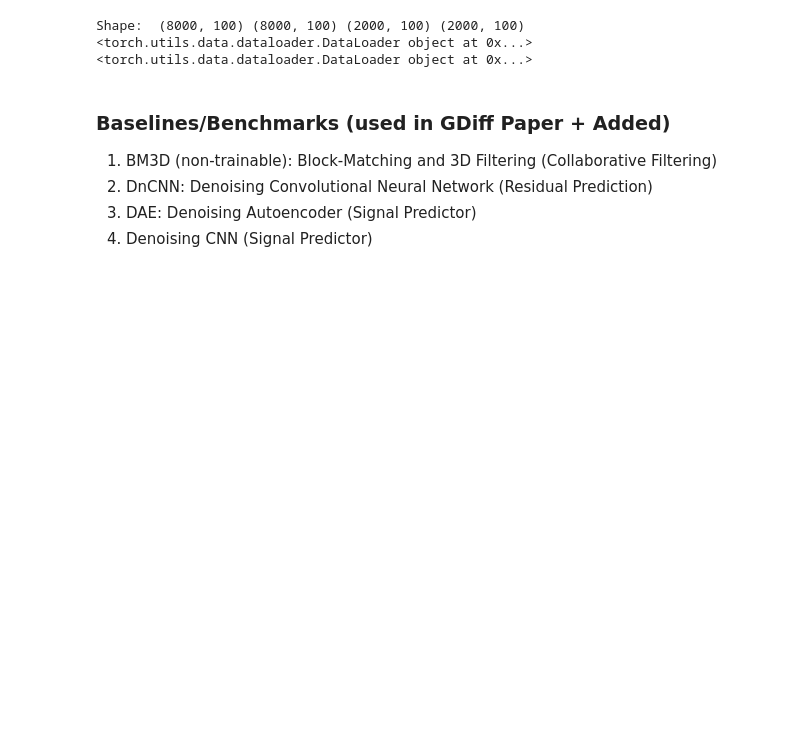
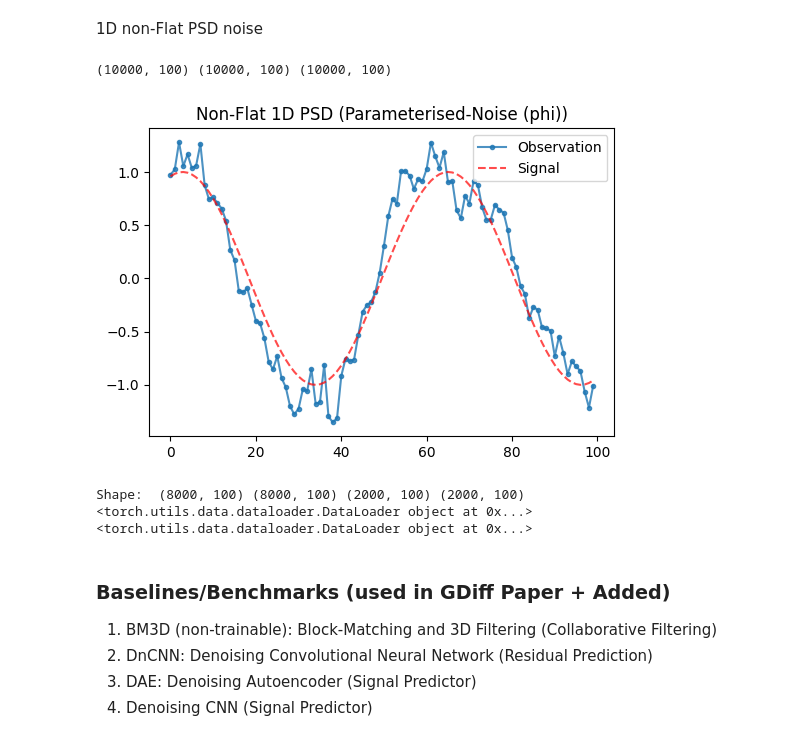
Before and after one commit to AlikMon88/Gibbs-Diff, a Jupyter notebook: unit_main_denoise.ipynb, the cells around one changed output. Drawn from its saved outputs; the diff is of its cells as text; code cells hidden in the pictures; blank space fills up the shorter version.

```diff
--- a/unit_main_denoise.ipynb
+++ b/unit_main_denoise.ipynb
@@ -60,3 +69,20 @@ plt.show()
+# %% [markdown]
+1D non-Flat PSD noise
+# %%
+# observation, signal, noise = create_1d_data_colored(n_samples=n_samples, n_depth=n_depth, phi=-1.0, decay=1.0, sigma=0.2)
+observation, signal, noise = create_1d_data_colored_multi(n_samples=n_samples, n_depth=n_depth, phi=-1.0, decay=1.0, sigma=0.2)
+print(observation.shape, signal.shape, noise.shape)
+
+plt.figure(figsize=(6, 4))
+
+plt.plot(observation[rn], label="Observation", alpha=0.8, marker='.')
+plt.plot(signal[rn], label="Signal", linestyle="dashed", alpha=0.7, color = 'red')
+plt.title('Non-Flat 1D PSD (Parameterised-Noise (phi))')
+plt.legend()
+plt.show()
+# %% [output]
+(10000, 100) (10000, 100) (10000, 100)
+[figure, added]
 # %%
 observation_train, observation_val, signal_train, signal_val = train_test_split(observation, signal, test_size = 1 - train_split, random_state=28)
 
```
Also changed, not shown: parts of 13 cells of this notebook, 4 other files.
